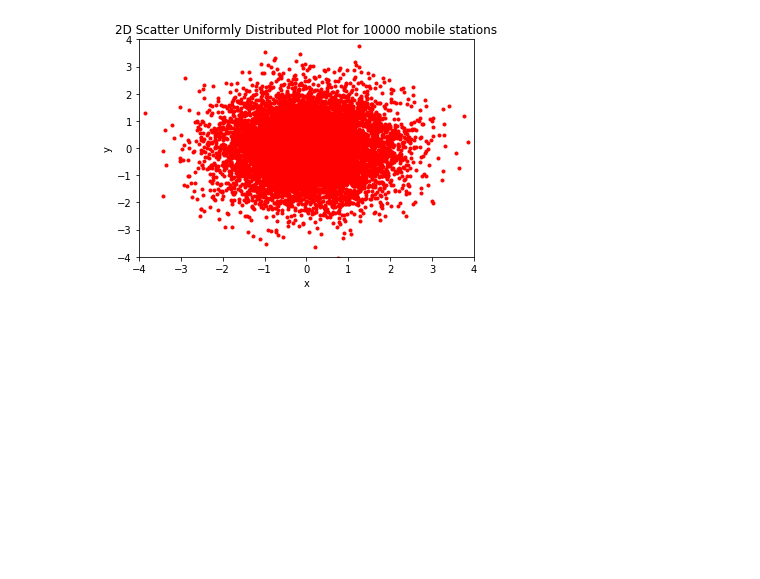
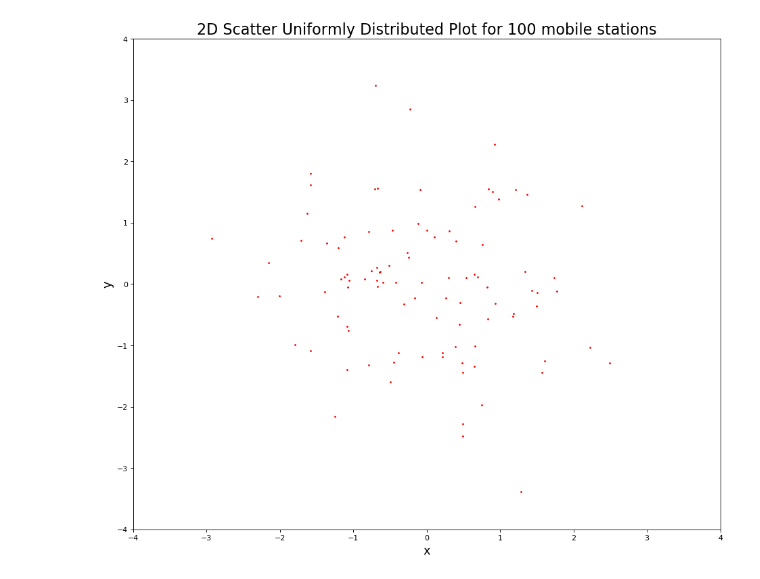
Before and after one commit to royruiz-dev/DataAutomation_SimComNets, a Jupyter notebook: SiMCN_Execise3_Task6.ipynb, the cells around one changed output. Drawn from its saved outputs; the diff is of its cells as text; code cells hidden in the pictures; blank space fills up the shorter version.

Commit message:
Modified the plots to look more presentable and show for multiple values of N

```diff
--- a/SiMCN_Execise3_Task6.ipynb
+++ b/SiMCN_Execise3_Task6.ipynb
@@ -8,70 +15,72 @@ import matplotlib.pyplot as plt
 Assuming x and y are independent from a Normal distribution (0,1),
 we apply Box-Müller transformation to rewrite our target distribution
 with a different set of variables (r,ø) instead of (x,y).
 
 This way we can sample under a Box-Müller transformed distribution and
 then convert back to our target distribution.
 
 Since we assume independence of x and y, we can also assume independence
 of r and ø.
 
 The outcome is that the function of the angle (ø) follows a uniform
 distribution, and the function of the radius (r) follows an exponential
 distribution, which can be expressed as the inverse transform of its
 Cumulative Distribution Function.
 """
 
 # N mobile stations
-N = 10000
-x = np.empty((0, N), float)
-y = np.empty((0, N), float)
 
-for i in range(0,N):
-  # angle follows a uniform distribution from [0,2*pi]
-  angle = np.random.uniform(0,2*math.pi)
+for N in [100, 1000, 10000, 100000]:
+    x = np.empty((0, N), float)
+    y = np.empty((0, N), float)
 
-  """
-  The radius follows an exponential distribution with lambda rate of
-  1/2 (commented below); however, it can also be expressed as the inverse
-  transform of its CDF
-  """
+    for i in range(1,N):
+        # angle follows a uniform distribution from [0,2*pi]
+        angle = np.random.uniform(0,2*math.pi)
 
-  # radius = np.random.exponential(1/2)
-  radius = math.sqrt(-2*math.log(np.random.uniform(0,1)))
+        """
+        The radius follows an exponential distribution with lambda rate of
+        1/2 (commented below); however, it can also be expressed as the inverse
+        transform of its CDF
+        """
 
-  # final calculations to get x and y values of the target distribution
-  x = np.append(x, radius * math.cos(angle))
-  y = np.append(y, radius * math.sin(angle))
+        # radius = np.random.exponential(1/2)
+        radius = math.sqrt(-2*math.log(np.random.uniform(0,1)))
 
-# function used to calculate z value for each x and y for 3D plot
-def f(x, y):
-    return np.cos(np.sqrt(x ** 2 + y ** 2))
+        # final calculations to get x and y values of the target distribution
+        x = np.append(x, radius * math.cos(angle))
+        y = np.append(y, radius * math.sin(angle))
 
-# 2D scatter plot
-plt.plot(x, y, 'ro', marker='.')
-plt.axis([-4, 4, -4, 4])
+    # function used to calculate z value for each x and y for 3D plot
+    def f(x, y):
+        return np.cos(np.sqrt(x ** 2 + y ** 2))
 
-plt.xlabel('x')
-plt.ylabel('y')
-plt.title('2D Scatter Uniformly Distributed Plot for {} mobile stations'.format(N))
+    # 2D scatter plot
+    plt.figure(num=None, figsize=(14, 12), dpi=80, facecolor='w', edgecolor='k')
+    plt.subplot(1,1,1)
+    plt.plot(x, y, 'ro', marker='.', markersize=3)
+    plt.axis([-4, 4, -4, 4])
 
-# 3D scatter plot showing normal distribution resemblance
-fig = plt.figure()
-ax = fig.add_subplot(111, projection='3d')
+    plt.xlabel('x', fontsize=16)
+    plt.ylabel('y', fontsize=16)
+    plt.title('2D Scatter Uniformly Distributed Plot for {} mobile stations'.format(N), fontsize=20)
 
-z = f(x, y)
-ax.scatter(x, y, z, c='b', marker='.')
-ax.axis([-4, 4, -4, 4])
+    # 3D scatter plot showing normal distribution resemblance
+    fig = plt.figure(figsize=(16, 14), dpi= 80, facecolor='w', edgecolor='k')
+    ax = fig.add_subplot(111, projection='3d')
 
-ax.set_xlabel('x')
-ax.set_ylabel('y')
-ax.set_zlabel('z')
-ax.set_title(
-    '3D Scatter Uniformly Distributed Plot for {} mobile stations'.format(N))
+    z = f(x, y)
+    ax.scatter(x, y, z, c='b', marker='.', s=10)
+    ax.axis([-4, 4, -4, 4])
 
-# change perspective view of 3D plot
-ax.view_init(35, 60)
+    ax.set_xlabel('x', fontsize=16)
+    ax.set_ylabel('y', fontsize=16)
+    ax.set_zlabel('z', fontsize=16)
+    ax.set_title('3D Scatter Uniformly Distributed Plot for {} mobile stations'.format(N), fontsize=20)
 
-plt.show()
+    # change perspective view of 3D plot
+    ax.view_init(35, 60)
+
+    plt.show()
 # %% [output]
-[figure, old version]
+[figure, new version]
```
Also changed, not shown: parts of 2 cells of this notebook.
